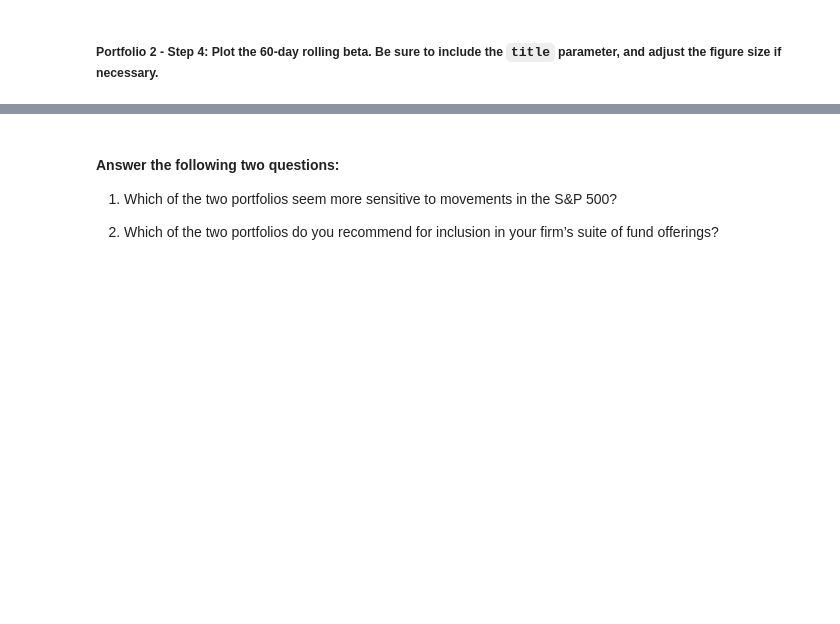
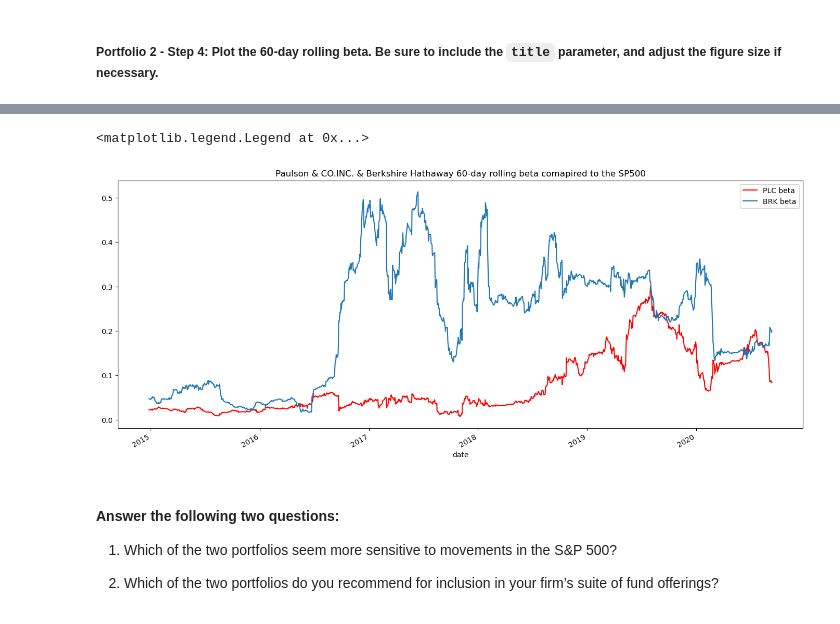
Before and after one commit to Tmccoy22/whale_cahllenge, a Jupyter notebook: risk_return_analysis.ipynb, the cells around one changed output, grey strips where cells are left out. Cells and saved outputs as stored; diff of their text form; code cells hidden in the pictures; blank space fills up the shorter version.

```diff
--- a/risk_return_analysis.ipynb
+++ b/risk_return_analysis.ipynb
@@ -434,3 +512,12 @@ Your analysis is nearing completion. Now, you need to evaluate how the portfolio
+# %%
+ax = plc_beta.plot(figsize = (17,7), title = "Paulson & CO.INC. & Berkshire Hathaway 60-day rolling beta comapired to the SP500", color = "red")
+
+brk_beta.plot(ax=ax)
+
+ax.legend(["PLC beta","BRK beta"])
+# %% [output]
+<matplotlib.legend.Legend at 0x...>
+[figure, added]
 # %% [markdown]
 #### Answer the following two questions:
 
```
Also changed, not shown: parts of 10 cells of this notebook.
